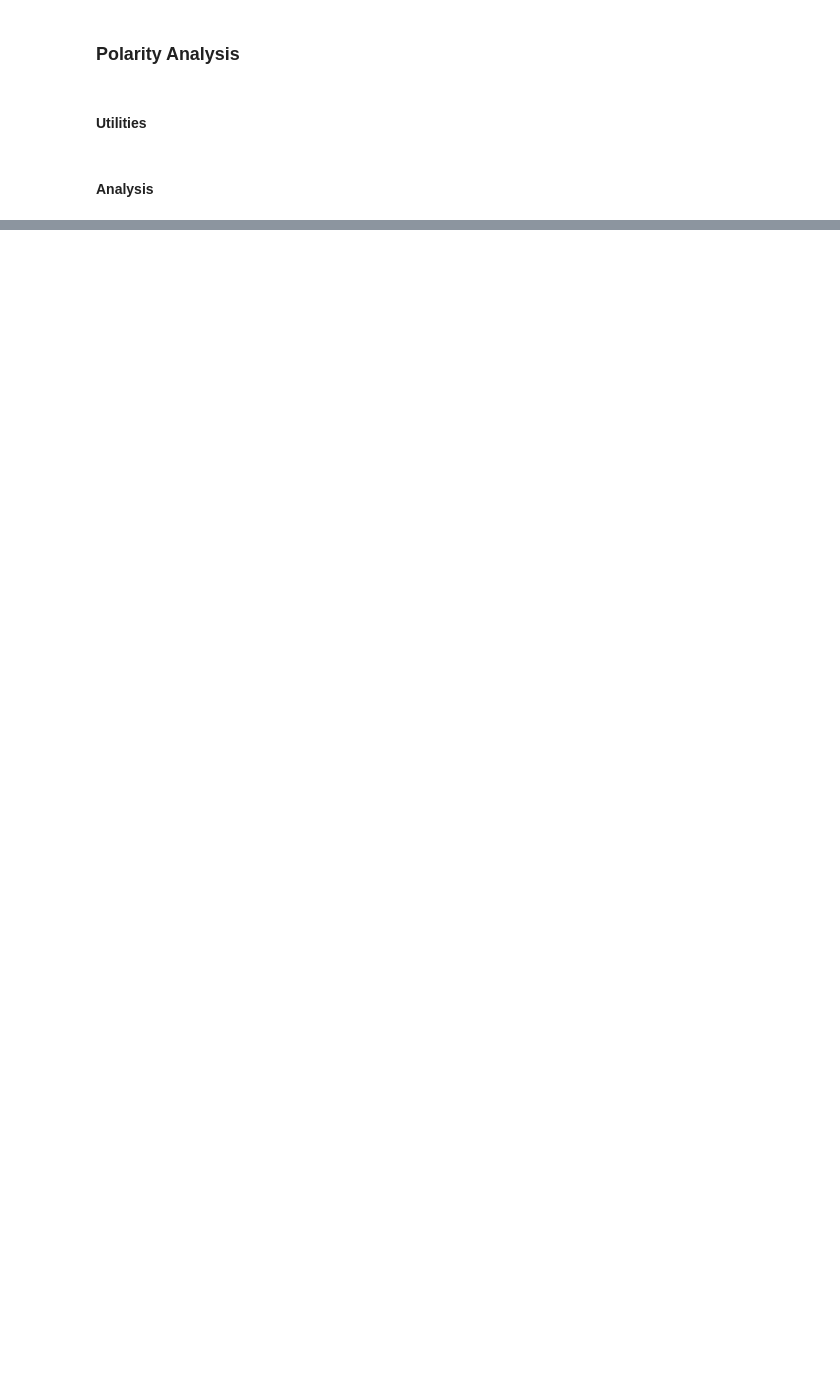
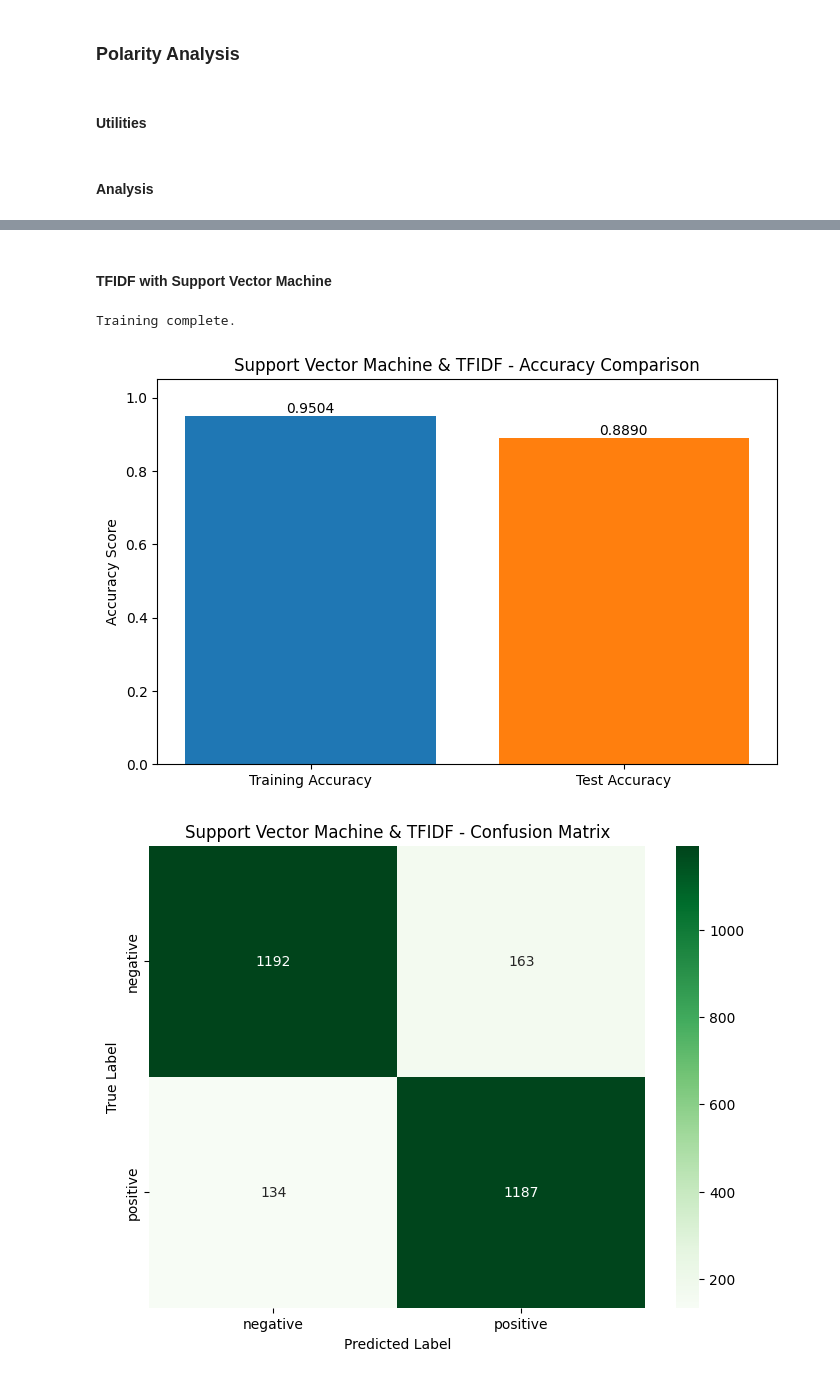
Before and after one commit to ekajaya740/dicoding_sentiment_analysis, a Jupyter notebook: sentiment_analysis.ipynb, the cells around one changed output, grey strips where cells are left out. Saved outputs shown, nothing was run; the diff lists cells and outputs as text; code cells hidden in the pictures; blank space fills up the shorter version.

```diff
--- a/sentiment_analysis.ipynb
+++ b/sentiment_analysis.ipynb
@@ -667,0 +822,31 @@ weighted avg       0.73      0.73      0.72      2676
+# %% [markdown]
+#### TFIDF with Support Vector Machine
+# %%
+tfidf = extract_tfidf_features(df_cleaned, test_size=0.2, max_features=3000)
+
+svm_tfidf_results = train_svm_classifier(
+    tfidf['X_train'],
+    tfidf['X_test'],
+    tfidf['y_train'],
+    tfidf['y_test'],
+    C=10,
+    gamma=0.1,
+    kernel="rbf"
+)
+
+plot_accuracy_comparison(
+    train_accuracy=svm_tfidf_results['accuracy_train'],
+    test_accuracy=svm_tfidf_results['accuracy_test'],
+    model_name="Support Vector Machine & TFIDF"
+)
+
+plot_confusion_matrix(
+    y_true=svm_tfidf_results['y_test'],
+    y_pred=svm_tfidf_results['y_pred_test'],
+    class_names=svm_tfidf_results['model'].classes_,
+    model_name="Support Vector Machine & TFIDF",
+)
+# %% [output]
+Training complete.
+[figure, added]
+[figure, added]
```
Also changed, not shown: parts of 16 cells of this notebook, 1 other file.
